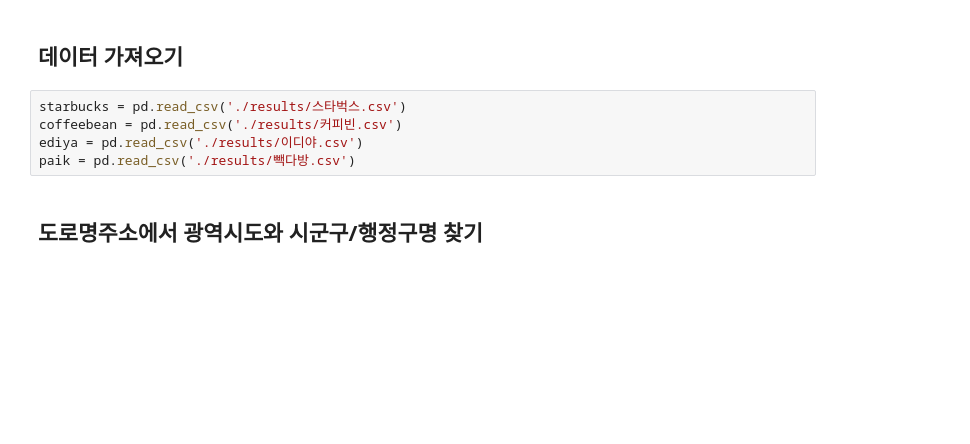
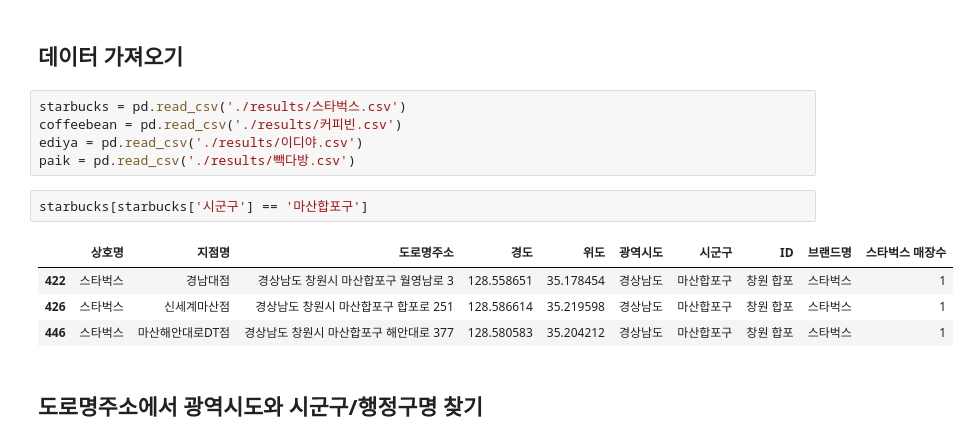
Before and after one commit to EGEG1212/Data-Analysis-2020, a Jupyter notebook: 08.Cartogram/03_CoffeeIndexUsingPkg.ipynb, the cells around one changed output. Saved outputs shown, nothing was run; the diff lists cells and outputs as text; blank space fills up the shorter version.

```diff
--- a/08.Cartogram/03_CoffeeIndexUsingPkg.ipynb
+++ b/08.Cartogram/03_CoffeeIndexUsingPkg.ipynb
@@ -14,6 +14,13 @@ starbucks = pd.read_csv('./results/스타벅스.csv')
 coffeebean = pd.read_csv('./results/커피빈.csv')
 ediya = pd.read_csv('./results/이디야.csv')
 paik = pd.read_csv('./results/빽다방.csv')
+# %%
+starbucks[starbucks['시군구'] == '마산합포구']
+# %% [output]
+|  | 상호명 | 지점명 | 도로명주소 | 경도 | 위도 | 광역시도 | 시군구 | ID | 브랜드명 | 스타벅스 매장수 |
+| 422 | 스타벅스 | 경남대점 | 경상남도 창원시 마산합포구 월영남로 3 | 128.558651 | 35.178454 | 경상남도 | 마산합포구 | 창원 합포 | 스타벅스 | 1 |
+| 426 | 스타벅스 | 신세계마산점 | 경상남도 창원시 마산합포구 합포로 251 | 128.586614 | 35.219598 | 경상남도 | 마산합포구 | 창원 합포 | 스타벅스 | 1 |
+| 446 | 스타벅스 | 마산해안대로DT점 | 경상남도 창원시 마산합포구 해안대로 377 | 128.580583 | 35.204212 | 경상남도 | 마산합포구 | 창원 합포 | 스타벅스 | 1 |
 # %% [markdown]
 ## 도로명주소에서 광역시도와 시군구/행정구명 찾기
 # %%
```
Also changed, not shown: parts of 12 cells of this notebook, 18 other files.
